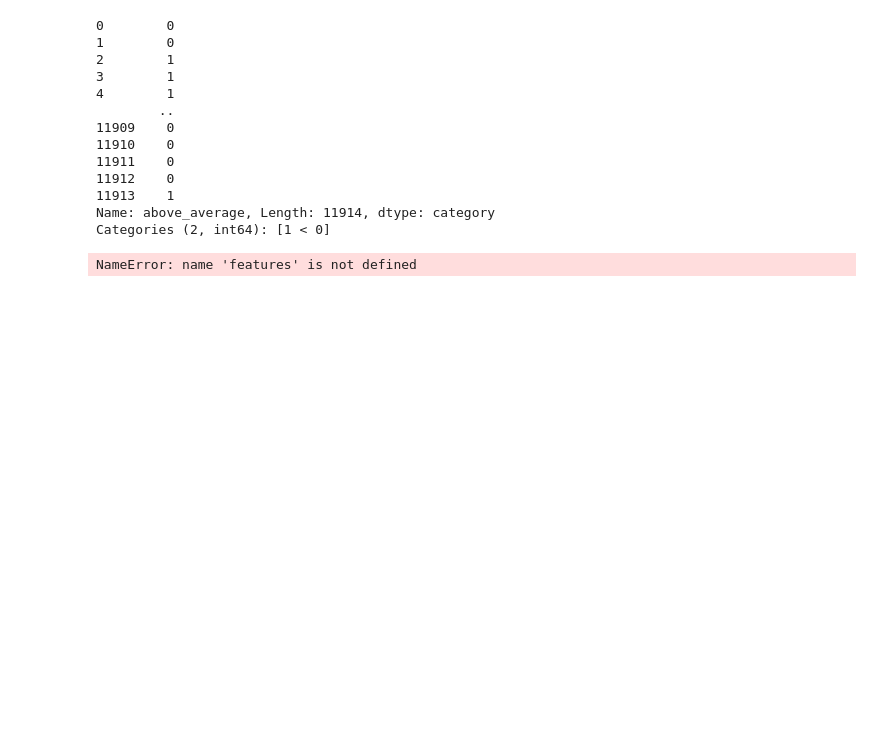
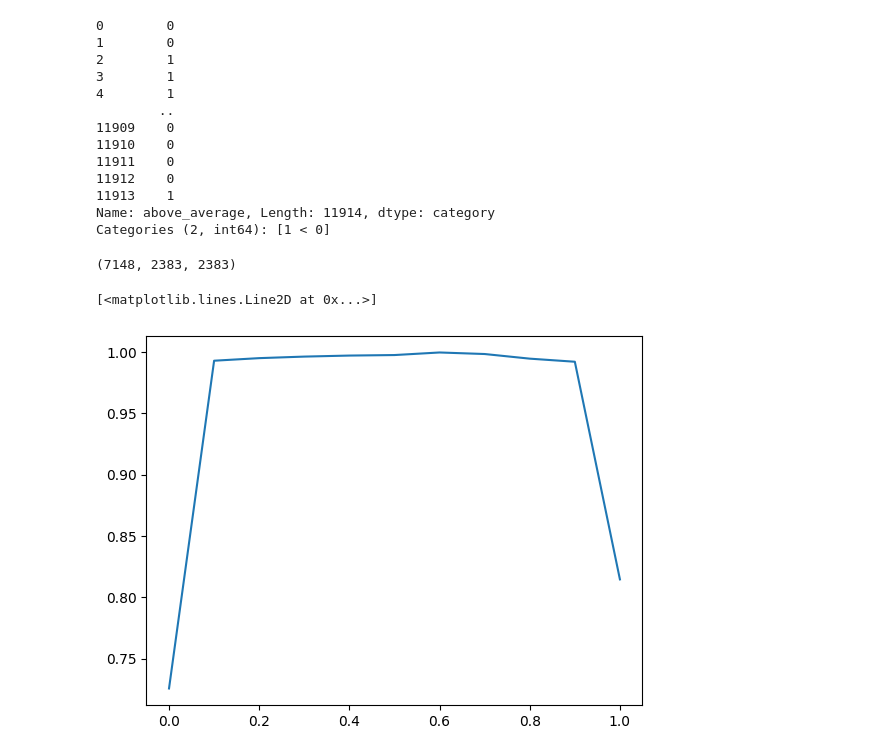
Before and after one commit to PabloJRW/used-car-price-prediction, a Jupyter notebook: notebooks/Untitled.ipynb, the cells around one changed output. Drawn from its saved outputs; the diff is of its cells as text; code cells hidden in the pictures; blank space fills up the shorter version.

```diff
--- a/notebooks/Untitled.ipynb
+++ b/notebooks/Untitled.ipynb
@@ -117,8 +120,35 @@ y_val = df_val.above_average.values
 y_test = df_test.above_average.values
 
 del df_train['above_average']
-del df_val)'abov
+del df_val['above_average']
+del df_test['above_average']
 
-X_train.shape[0], X_test.shape[0], X_val.shape[0]
+df_train.shape[0], df_test.shape[0], df_val.shape[0]
 # %% [output]
-NameError: name 'features' is not defined
+(7148, 2383, 2383)
+# %%
+dv = DictVectorizer(sparse=False)
+train_dict = df_train.to_dict(orient='records')
+X_train = dv.fit_transform(train_dict)
+
+model = LogisticRegression(solver='liblinear')
+model.fit(X_train, y_train)
+
+val_dict = df_val.to_dict(orient='records')
+X_val = dv.transform(val_dict)
+
+y_pred = model.predict_proba(X_val)[:, 1]
+# %%
+thresholds = np.linspace(0, 1, 11)
+
+accuracies = []
+for t in thresholds:
+    prob = y_pred >= t
+    acc = accuracy_score(y_val, prob >= t)
+    accuracies.append(acc)
+
+
+plt.plot(thresholds, accuracies)
+# %% [output]
+[<matplotlib.lines.Line2D at 0x...>]
+[figure, added]
```
Also changed, not shown: parts of 3 cells of this notebook.
